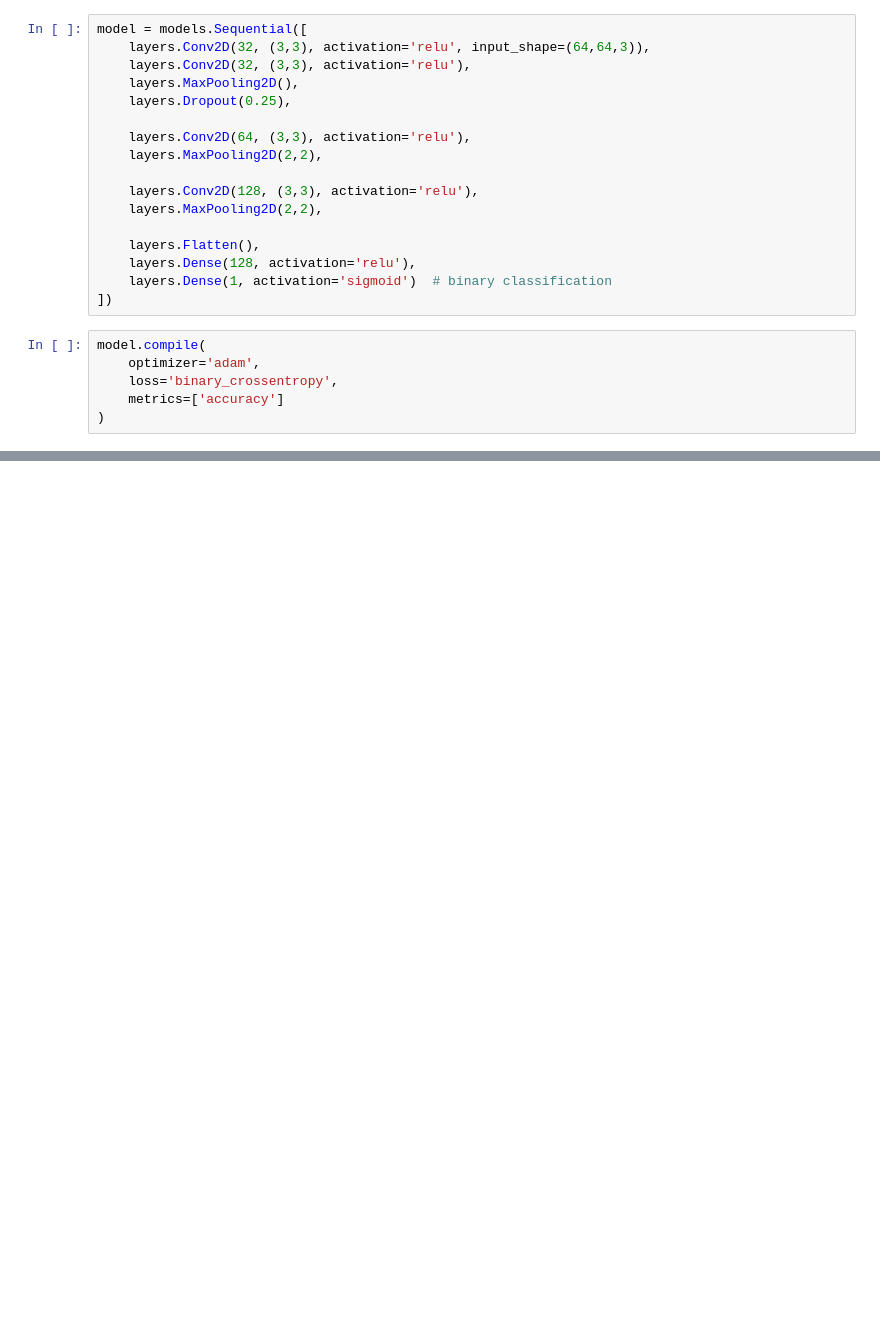
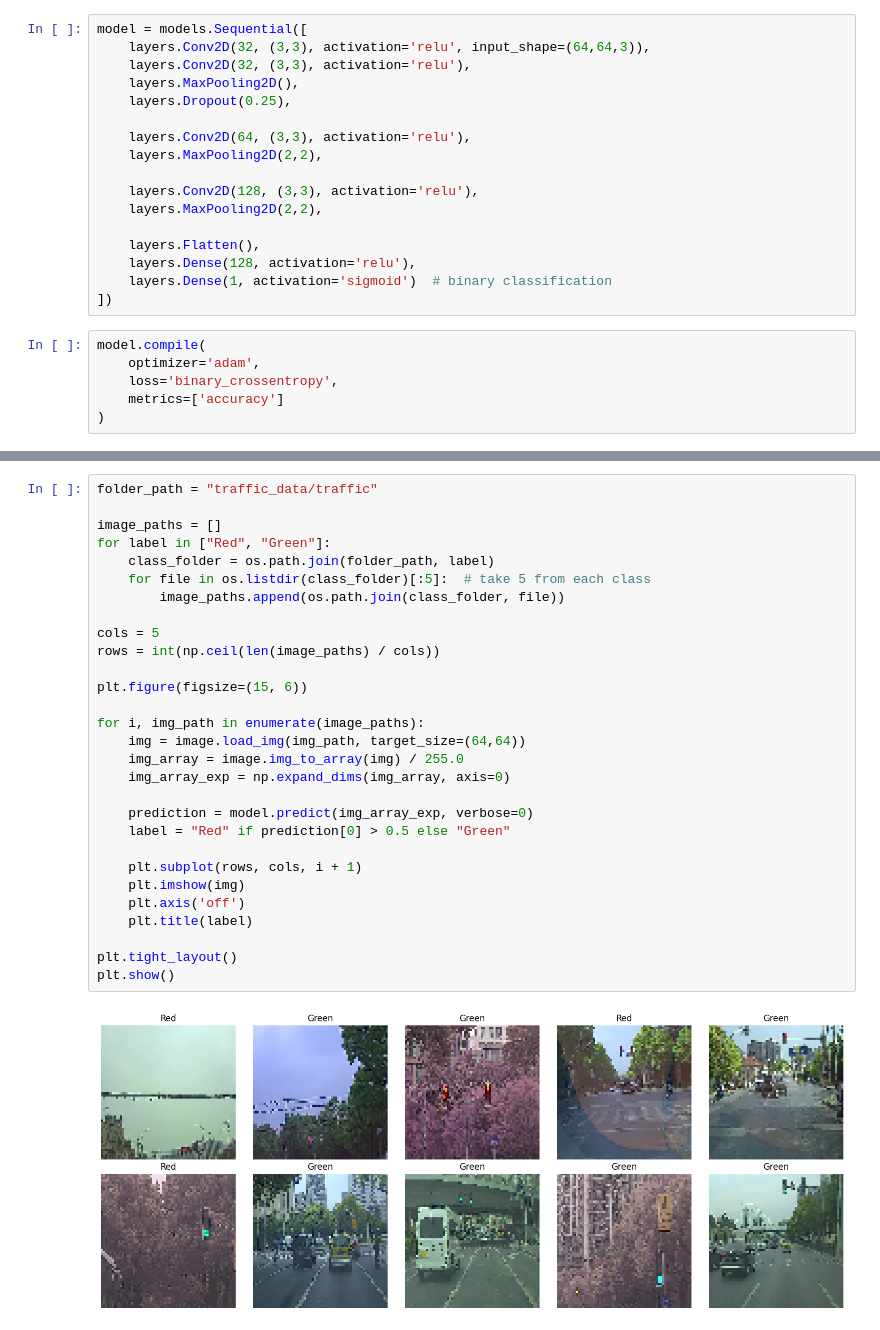
Before and after one commit to ivan-block/Traffic-signs-classification, a Jupyter notebook: traffic.ipynb, the cells around one changed output, grey strips where cells are left out. Saved outputs shown, nothing was run; the diff lists cells and outputs as text; blank space fills up the shorter version.

```diff
--- a/traffic.ipynb
+++ b/traffic.ipynb
@@ -144,0 +171,31 @@ Green sign
+# %%
+folder_path = "traffic_data/traffic"
+
+image_paths = []
+for label in ["Red", "Green"]:
+    class_folder = os.path.join(folder_path, label)
+    for file in os.listdir(class_folder)[:5]:  # take 5 from each class
+        image_paths.append(os.path.join(class_folder, file))
+
+cols = 5
+rows = int(np.ceil(len(image_paths) / cols))
+
+plt.figure(figsize=(15, 6))
+
+for i, img_path in enumerate(image_paths):
+    img = image.load_img(img_path, target_size=(64,64))
+    img_array = image.img_to_array(img) / 255.0
+    img_array_exp = np.expand_dims(img_array, axis=0)
+
+    prediction = model.predict(img_array_exp, verbose=0)
+    label = "Red" if prediction[0] > 0.5 else "Green"
+
+    plt.subplot(rows, cols, i + 1)
+    plt.imshow(img)
+    plt.axis('off')
+    plt.title(label)
+
+plt.tight_layout()
+plt.show()
+# %% [output]
+[figure, added]
```
Also changed, not shown: parts of 7 cells of this notebook.
